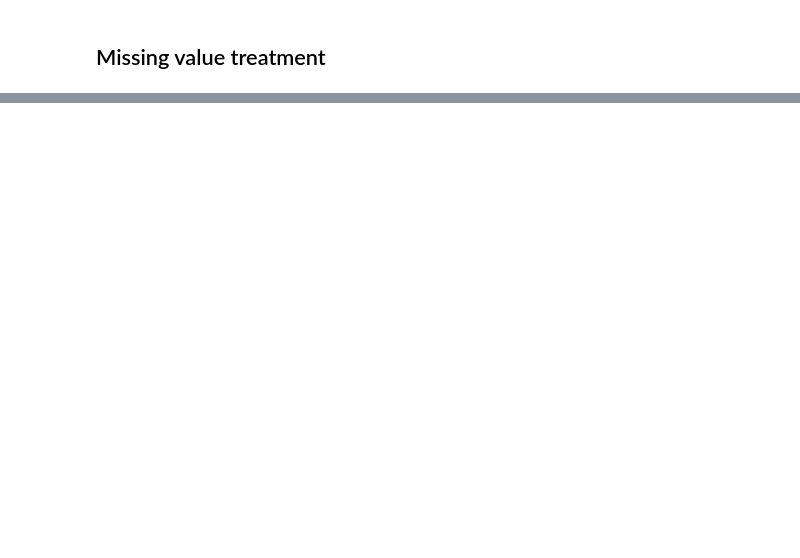
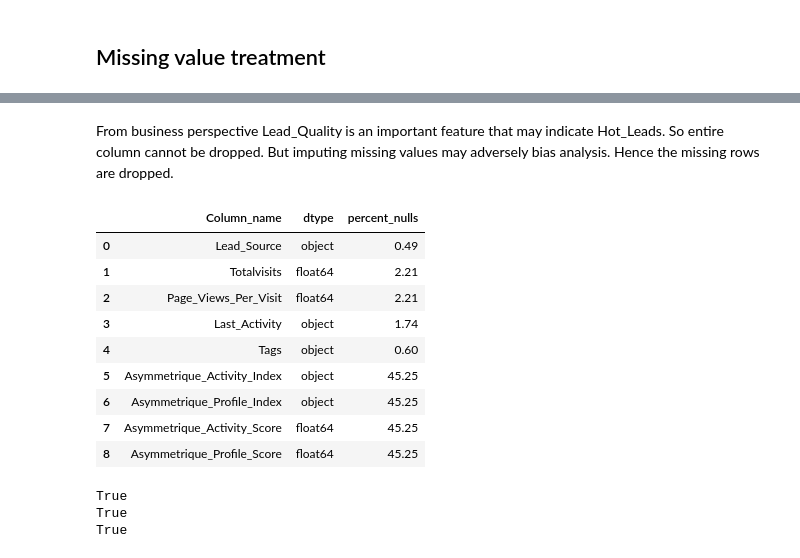
Before and after one commit to arni319/lead_scoring, a Jupyter notebook: lead_scoring_arnab.ipynb, the cells around one changed output, grey strips where cells are left out. Saved outputs shown, nothing was run; the diff lists cells and outputs as text; code cells hidden in the pictures; blank space fills up the shorter version.

```diff
--- a/lead_scoring_arnab.ipynb
+++ b/lead_scoring_arnab.ipynb
@@ -123,0 +129,3 @@ Number of number types 6
+# %%
+ls.drop(columns=['Matters_Choosing_Course', 'Country'], inplace=True)
+cat_cols = cat_cols.drop(['Matters_Choosing_Course', 'Country'])
@@ -123,0 +178,16 @@ Number of number types 6
+# %% [markdown]
+From business perspective Lead_Quality is an important feature that may indicate Hot_Leads. So entire column cannot be dropped. But imputing missing values may adversely bias analysis. Hence the missing rows are dropped.
+# %%
+ls = ls[~ls['Lead_Quality'].isna()]
+fetch_nulls(ls)
+# %% [output]
+|  | Column_name | dtype | percent_nulls |
+| 0 | Lead_Source | object | 0.49 |
+| 1 | Totalvisits | float64 | 2.21 |
+| 2 | Page_Views_Per_Visit | float64 | 2.21 |
+| 3 | Last_Activity | object | 1.74 |
+| 4 | Tags | object | 0.60 |
+| 5 | Asymmetrique_Activity_Index | object | 45.25 |
+| 6 | Asymmetrique_Profile_Index | object | 45.25 |
+| 7 | Asymmetrique_Activity_Score | float64 | 45.25 |
+| 8 | Asymmetrique_Profile_Score | float64 | 45.25 |
@@ -123,0 +197,8 @@ Number of number types 6
+# %%
+# Missing values of Asymmetrique columns have the same indices
+for i in asm_idx[1:]:
+    print(np.all(asm_idx[0] == i))
+# %% [output]
+True
+True
+True
```
Also changed, not shown: parts of 18 cells of this notebook.
